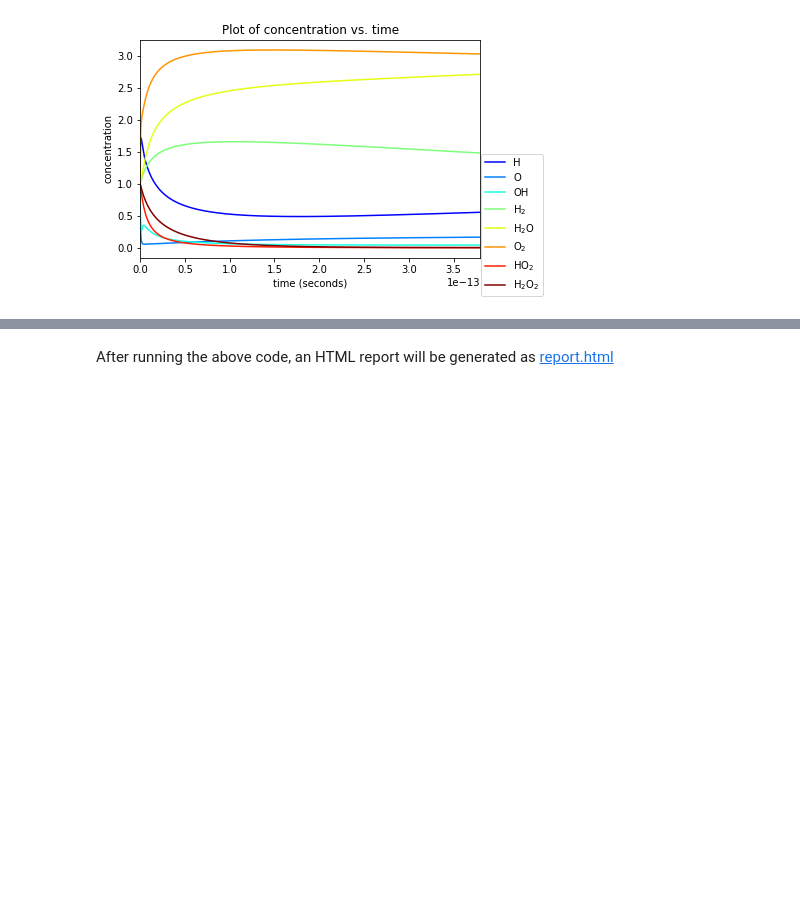
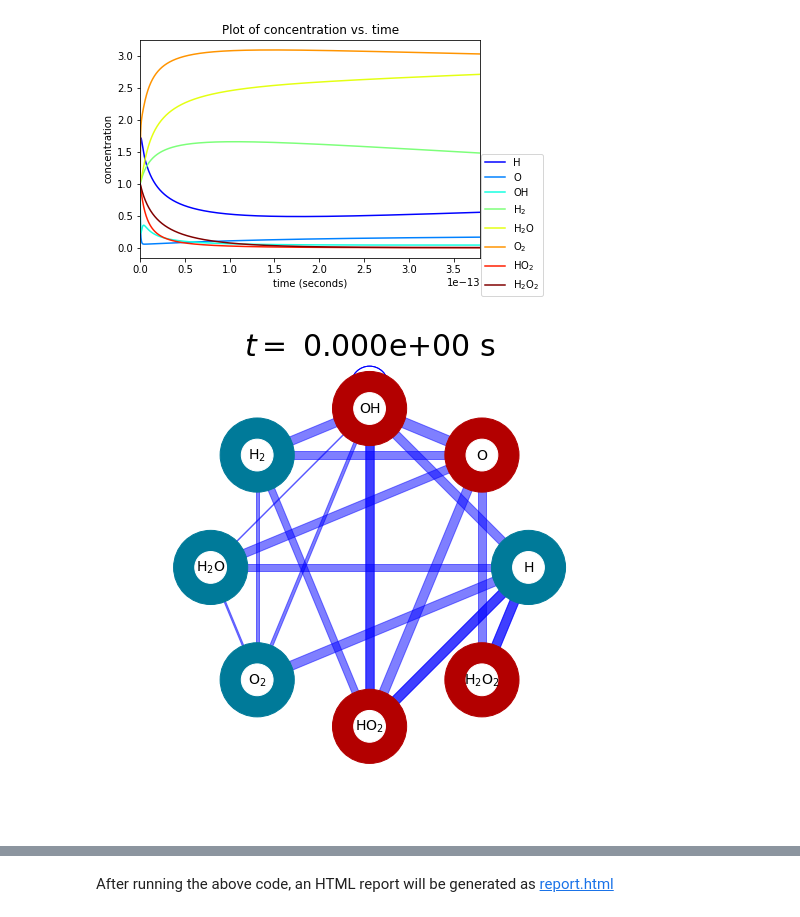
Before and after one commit to cs207group4/cs207-FinalProject, a Jupyter notebook: demo_notebook/demo.ipynb, the cells around one changed output, grey strips where cells are left out. Saved outputs shown, nothing was run; the diff lists cells and outputs as text; code cells hidden in the pictures; blank space fills up the shorter version.

```diff
--- a/demo_notebook/demo.ipynb
+++ b/demo_notebook/demo.ipynb
@@ -172,4 +171,8 @@ cv.plot_time_series("reactionrate",tmin=1e-13)
 cv.plot_time_series("concentration",tmax=3.8e-13)
 # %% [output]
 [figure]
+# %%
+cv.plot_network([0])
+# %% [output]
+[figure, added]
 # %%
```
Also changed, not shown: parts of 3 cells of this notebook, 1 other file.
